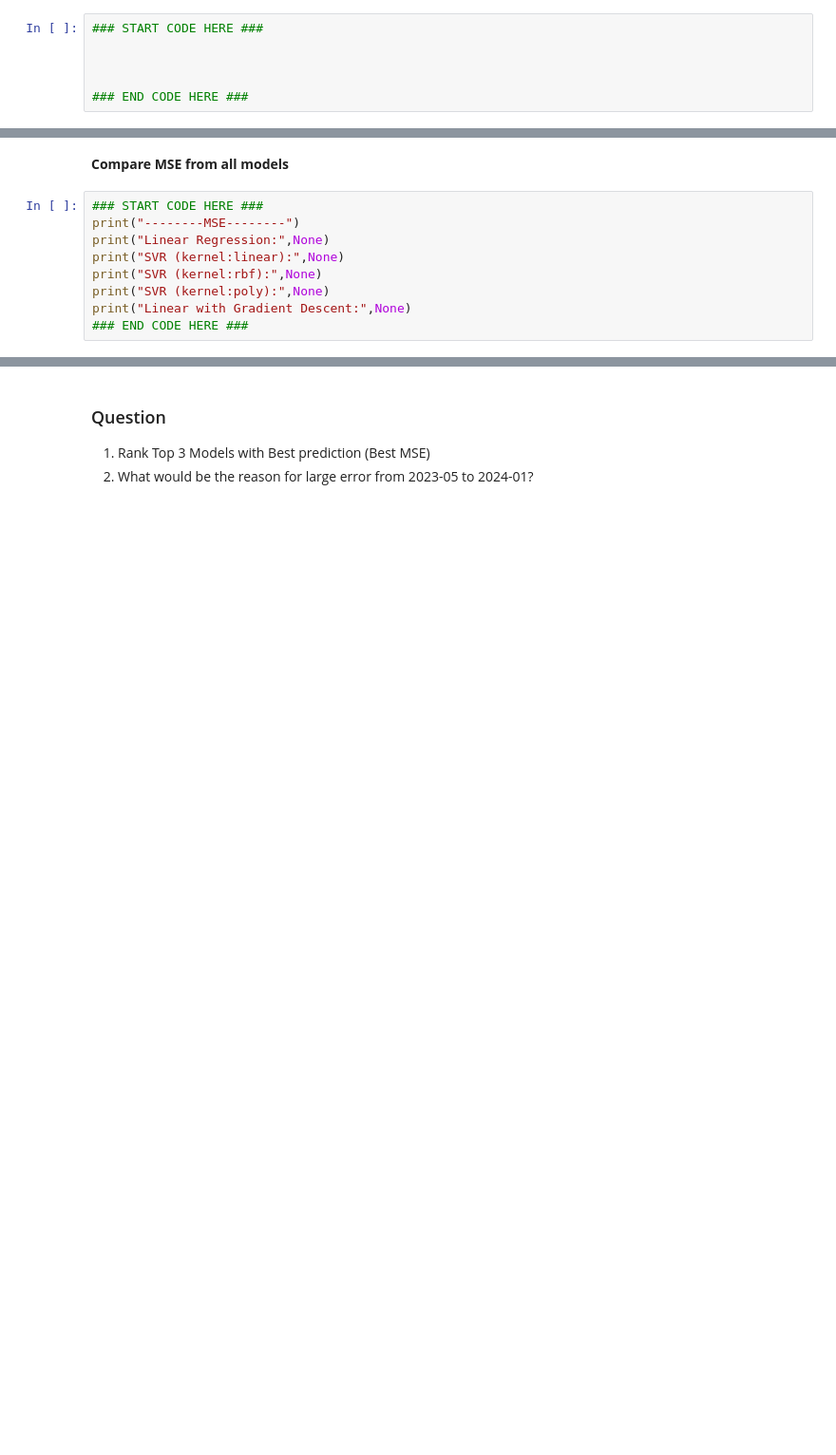
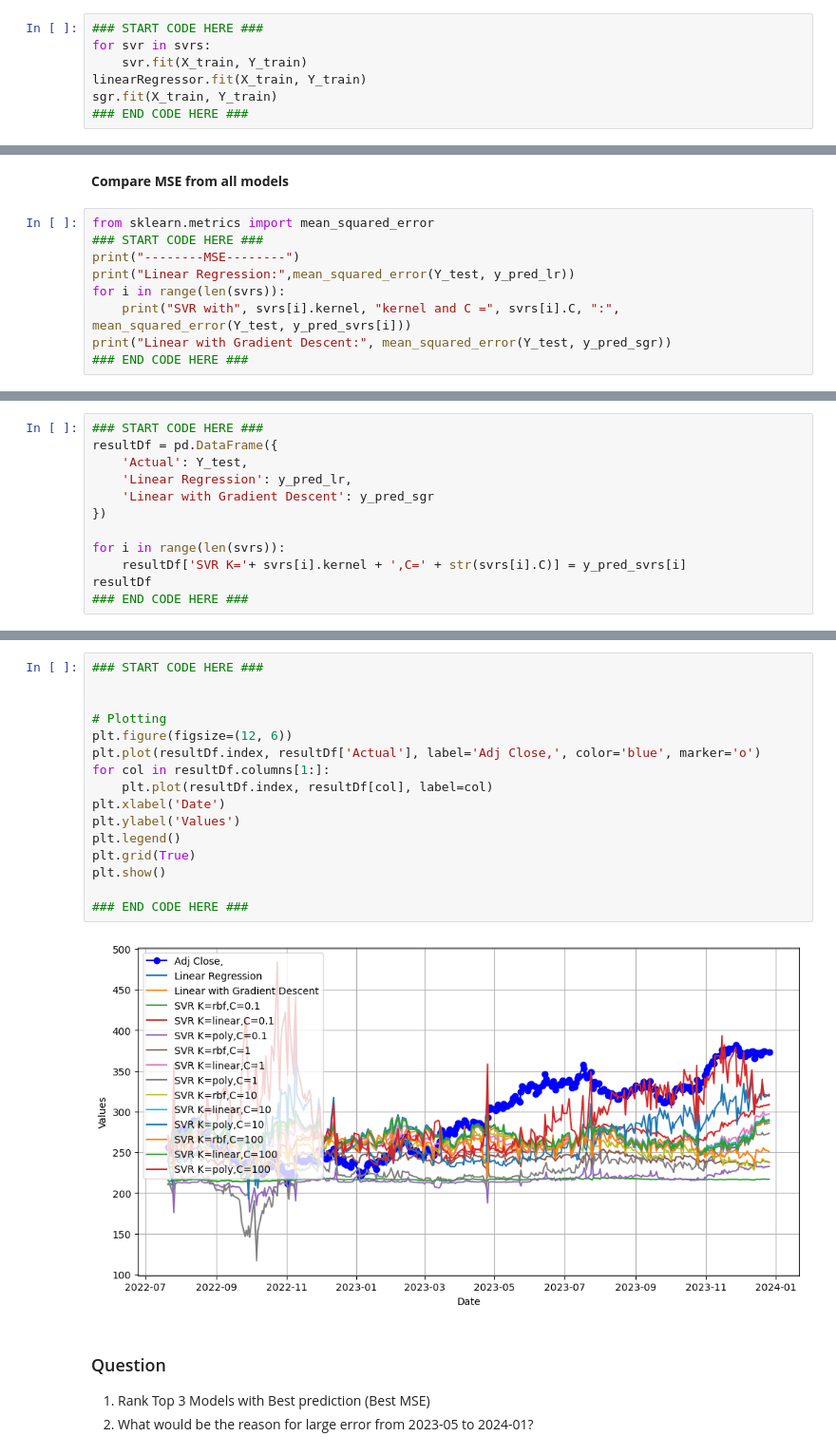
Before and after one commit to MrYellowSock/CE_MACHINE_LEARNING, a Jupyter notebook: Lab2/Lab2-3_SVR.ipynb, the cells around one changed output, grey strips where cells are left out. Shown at 95% size. Cells and saved outputs as stored; diff of their text form; blank space fills up the shorter version.

```diff
--- a/Lab2/Lab2-3_SVR.ipynb
+++ b/Lab2/Lab2-3_SVR.ipynb
@@ -271,7 +469,8 @@ Train all models with at least two X's columns.
 </details>
 # %%
 ### START CODE HERE ###
-
-
-
+for svr in svrs:
+    svr.fit(X_train, Y_train)
+linearRegressor.fit(X_train, Y_train)
+sgr.fit(X_train, Y_train)
 ### END CODE HERE ###
@@ -300,11 +503,11 @@ Evaluate models with test set
 # %% [markdown]
 **Compare MSE from all models**
 # %%
+from sklearn.metrics import mean_squared_error
 ### START CODE HERE ###
 print("--------MSE--------")
-print("Linear Regression:",None)
-print("SVR (kernel:linear):",None)
-print("SVR (kernel:rbf):",None)
-print("SVR (kernel:poly):",None)
-print("Linear with Gradient Descent:",None)
+print("Linear Regression:",mean_squared_error(Y_test, y_pred_lr))
+for i in range(len(svrs)):
+    print("SVR with", svrs[i].kernel, "kernel and C =", svrs[i].C, ":", mean_squared_error(Y_test, y_pred_svrs[i]))
+print("Linear with Gradient Descent:", mean_squared_error(Y_test, y_pred_sgr))
 ### END CODE HERE ###
@@ -342,0 +556,12 @@ print("Linear with Gradient Descent:",None)
+# %%
+### START CODE HERE ###
+resultDf = pd.DataFrame({
+    'Actual': Y_test,
+    'Linear Regression': y_pred_lr,
+    'Linear with Gradient Descent': y_pred_sgr
+})
+
+for i in range(len(svrs)):
+    resultDf['SVR K='+ svrs[i].kernel + ',C=' + str(svrs[i].C)] = y_pred_svrs[i]
+resultDf
+### END CODE HERE ###
@@ -366,3 +599,21 @@ print("Linear with Gradient Descent:",None)
+# %%
+### START CODE HERE ###
+
+
+# Plotting
+plt.figure(figsize=(12, 6))
+plt.plot(resultDf.index, resultDf['Actual'], label='Adj Close,', color='blue', marker='o')
+for col in resultDf.columns[1:]:
+    plt.plot(resultDf.index, resultDf[col], label=col)
+plt.xlabel('Date')
+plt.ylabel('Values')
+plt.legend()
+plt.grid(True)
+plt.show()
+
+### END CODE HERE ###
+# %% [output]
+[figure, added]
 # %% [markdown]
 ### Question
 1. Rank Top 3 Models with Best prediction (Best MSE)
```
Also changed, not shown: parts of 31 cells of this notebook, 10 other files.
